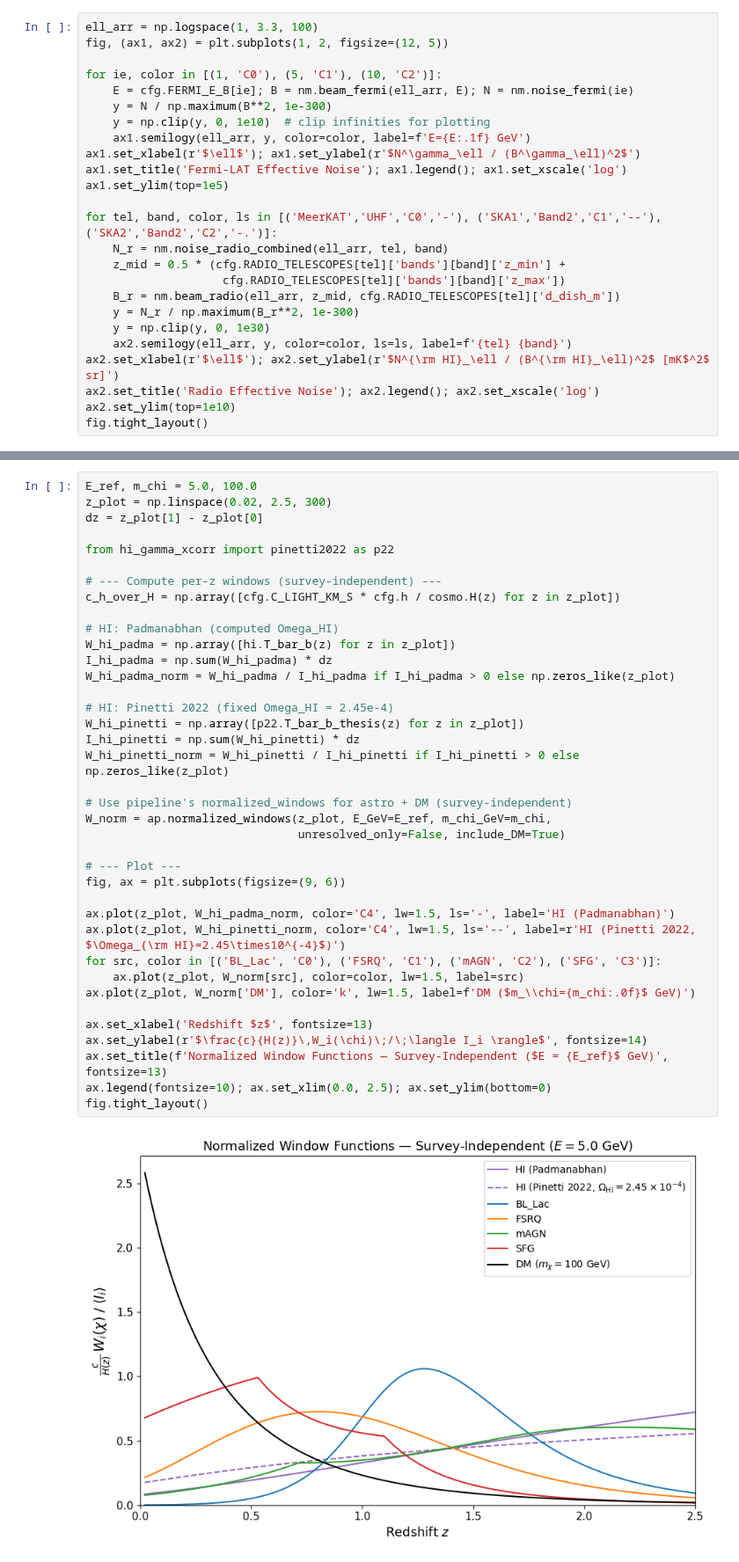
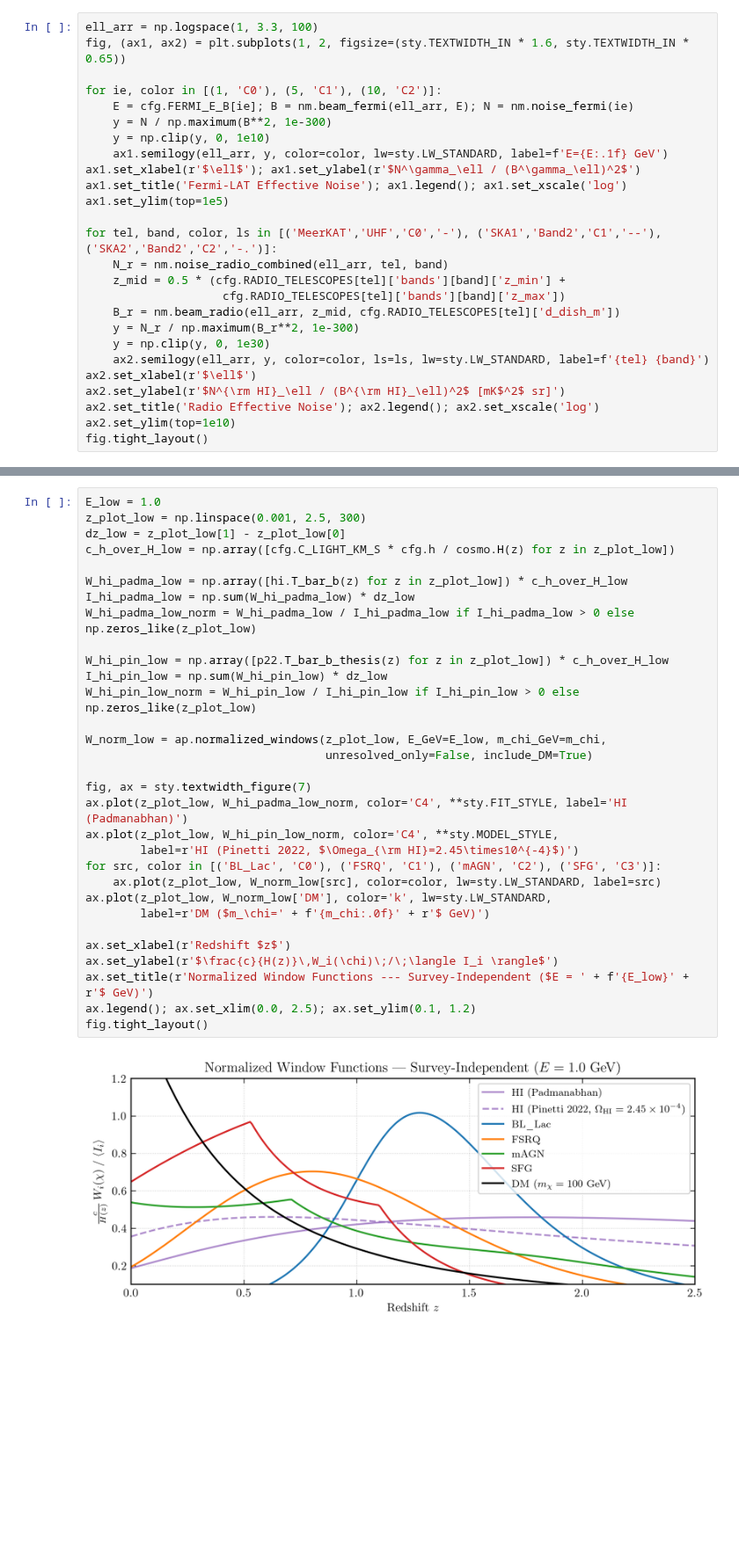
Before and after one commit to raw-asparagus/hixugrb, a Jupyter notebook: notebooks/pipeline_validation.ipynb, the cells around one changed output, grey strips where cells are left out. Shown at 88% size. Drawn from its saved outputs; the diff is of its cells as text; blank space fills up the shorter version.

```diff
--- a/notebooks/pipeline_validation.ipynb
+++ b/notebooks/pipeline_validation.ipynb
@@ -141,13 +134,13 @@ fig.tight_layout()
 **Right:** Radio effective noise for MeerKAT, SKA1, SKA2 (dish mode). SKA2's 2000 dishes dramatically reduce the noise floor.
 # %%
 ell_arr = np.logspace(1, 3.3, 100)
-fig, (ax1, ax2) = plt.subplots(1, 2, figsize=(12, 5))
+fig, (ax1, ax2) = plt.subplots(1, 2, figsize=(sty.TEXTWIDTH_IN * 1.6, sty.TEXTWIDTH_IN * 0.65))
 
 for ie, color in [(1, 'C0'), (5, 'C1'), (10, 'C2')]:
     E = cfg.FERMI_E_B[ie]; B = nm.beam_fermi(ell_arr, E); N = nm.noise_fermi(ie)
     y = N / np.maximum(B**2, 1e-300)
-    y = np.clip(y, 0, 1e10)  # clip infinities for plotting
-    ax1.semilogy(ell_arr, y, color=color, label=f'E={E:.1f} GeV')
+    y = np.clip(y, 0, 1e10)
+    ax1.semilogy(ell_arr, y, color=color, lw=sty.LW_STANDARD, label=f'E={E:.1f} GeV')
 ax1.set_xlabel(r'$\ell$'); ax1.set_ylabel(r'$N^\gamma_\ell / (B^\gamma_\ell)^2$')
 ax1.set_title('Fermi-LAT Effective Noise'); ax1.legend(); ax1.set_xscale('log')
 ax1.set_ylim(top=1e5)
@@ -159,8 +152,9 @@ for tel, band, color, ls in [('MeerKAT','UHF','C0','-'), ('SKA1','Band2','C1','-
     B_r = nm.beam_radio(ell_arr, z_mid, cfg.RADIO_TELESCOPES[tel]['d_dish_m'])
     y = N_r / np.maximum(B_r**2, 1e-300)
     y = np.clip(y, 0, 1e30)
-    ax2.semilogy(ell_arr, y, color=color, ls=ls, label=f'{tel} {band}')
-ax2.set_xlabel(r'$\ell$'); ax2.set_ylabel(r'$N^{\rm HI}_\ell / (B^{\rm HI}_\ell)^2$ [mK$^2$ sr]')
+    ax2.semilogy(ell_arr, y, color=color, ls=ls, lw=sty.LW_STANDARD, label=f'{tel} {band}')
+ax2.set_xlabel(r'$\ell$')
+ax2.set_ylabel(r'$N^{\rm HI}_\ell / (B^{\rm HI}_\ell)^2$ [mK$^2$ sr]')
 ax2.set_title('Radio Effective Noise'); ax2.legend(); ax2.set_xscale('log')
 ax2.set_ylim(top=1e10)
 fig.tight_layout()
@@ -212,41 +248,34 @@ Intrinsic (survey-independent) window functions $W_i(z) / \langle I_i \rangle$ a
 # %%
-E_ref, m_chi = 5.0, 100.0
-z_plot = np.linspace(0.02, 2.5, 300)
-dz = z_plot[1] - z_plot[0]
+E_low = 1.0
+z_plot_low = np.linspace(0.001, 2.5, 300)
+dz_low = z_plot_low[1] - z_plot_low[0]
+c_h_over_H_low = np.array([cfg.C_LIGHT_KM_S * cfg.h / cosmo.H(z) for z in z_plot_low])
 
-from hi_gamma_xcorr import pinetti2022 as p22
+W_hi_padma_low = np.array([hi.T_bar_b(z) for z in z_plot_low]) * c_h_over_H_low
+I_hi_padma_low = np.sum(W_hi_padma_low) * dz_low
+W_hi_padma_low_norm = W_hi_padma_low / I_hi_padma_low if I_hi_padma_low > 0 else np.zeros_like(z_plot_low)
 
-# --- Compute per-z windows (survey-independent) ---
-c_h_over_H = np.array([cfg.C_LIGHT_KM_S * cfg.h / cosmo.H(z) for z in z_plot])
+W_hi_pin_low = np.array([p22.T_bar_b_thesis(z) for z in z_plot_low]) * c_h_over_H_low
+I_hi_pin_low = np.sum(W_hi_pin_low) * dz_low
+W_hi_pin_low_norm = W_hi_pin_low / I_hi_pin_low if I_hi_pin_low > 0 else np.zeros_like(z_plot_low)
 
-# HI: Padmanabhan (computed Omega_HI)
-W_hi_padma = np.array([hi.T_bar_b(z) for z in z_plot])
-I_hi_padma = np.sum(W_hi_padma) * dz
-W_hi_padma_norm = W_hi_padma / I_hi_padma if I_hi_padma > 0 else np.zeros_like(z_plot)
+W_norm_low = ap.normalized_windows(z_plot_low, E_GeV=E_low, m_chi_GeV=m_chi,
+                                   unresolved_only=False, include_DM=True)
 
-# HI: Pinetti 2022 (fixed Omega_HI = 2.45e-4)
-W_hi_pinetti = np.array([p22.T_bar_b_thesis(z) for z in z_plot])
-I_hi_pinetti = np.sum(W_hi_pinetti) * dz
-W_hi_pinetti_norm = W_hi_pinetti / I_hi_pinetti if I_hi_pinetti > 0 else np.zeros_like(z_plot)
+fig, ax = sty.textwidth_figure(7)
+ax.plot(z_plot_low, W_hi_padma_low_norm, color='C4', **sty.FIT_STYLE, label='HI (Padmanabhan)')
+ax.plot(z_plot_low, W_hi_pin_low_norm, color='C4', **sty.MODEL_STYLE,
+        label=r'HI (Pinetti 2022, $\Omega_{\rm HI}=2.45\times10^{-4}$)')
+for src, color in [('BL_Lac', 'C0'), ('FSRQ', 'C1'), ('mAGN', 'C2'), ('SFG', 'C3')]:
+    ax.plot(z_plot_low, W_norm_low[src], color=color, lw=sty.LW_STANDARD, label=src)
+ax.plot(z_plot_low, W_norm_low['DM'], color='k', lw=sty.LW_STANDARD,
+        label=r'DM ($m_\chi=' + f'{m_chi:.0f}' + r'$ GeV)')
 
-# Use pipeline's normalized_windows for astro + DM (survey-independent)
-W_norm = ap.normalized_windows(z_plot, E_GeV=E_ref, m_chi_GeV=m_chi,
-                               unresolved_only=False, include_DM=True)
-
-# --- Plot ---
-fig, ax = plt.subplots(figsize=(9, 6))
-
-ax.plot(z_plot, W_hi_padma_norm, color='C4', lw=1.5, ls='-', label='HI (Padmanabhan)')
-ax.plot(z_plot, W_hi_pinetti_norm, color='C4', lw=1.5, ls='--', label=r'HI (Pinetti 2022, $\Omega_{\rm HI}=2.45\times10^{-4}$)')
-for src, color in [('BL_Lac', 'C0'), ('FSRQ', 'C1'), ('mAGN', 'C2'), ('SFG', 'C3')]:
-    ax.plot(z_plot, W_norm[src], color=color, lw=1.5, label=src)
-ax.plot(z_plot, W_norm['DM'], color='k', lw=1.5, label=f'DM ($m_\\chi={m_chi:.0f}$ GeV)')
-
-ax.set_xlabel('Redshift $z$', fontsize=13)
-ax.set_ylabel(r'$\frac{c}{H(z)}\,W_i(\chi)\;/\;\langle I_i \rangle$', fontsize=14)
-ax.set_title(f'Normalized Window Functions — Survey-Independent ($E = {E_ref}$ GeV)', fontsize=13)
-ax.legend(fontsize=10); ax.set_xlim(0.0, 2.5); ax.set_ylim(bottom=0)
+ax.set_xlabel(r'Redshift $z$')
+ax.set_ylabel(r'$\frac{c}{H(z)}\,W_i(\chi)\;/\;\langle I_i \rangle$')
+ax.set_title(r'Normalized Window Functions --- Survey-Independent ($E = ' + f'{E_low}' + r'$ GeV)')
+ax.legend(); ax.set_xlim(0.0, 2.5); ax.set_ylim(0.1, 1.2)
 fig.tight_layout()
 # %% [output]
-[figure, old version]
+[figure, new version]
 # %% [markdown]
```
Also changed, not shown: parts of 16 cells of this notebook, 9 other files.
